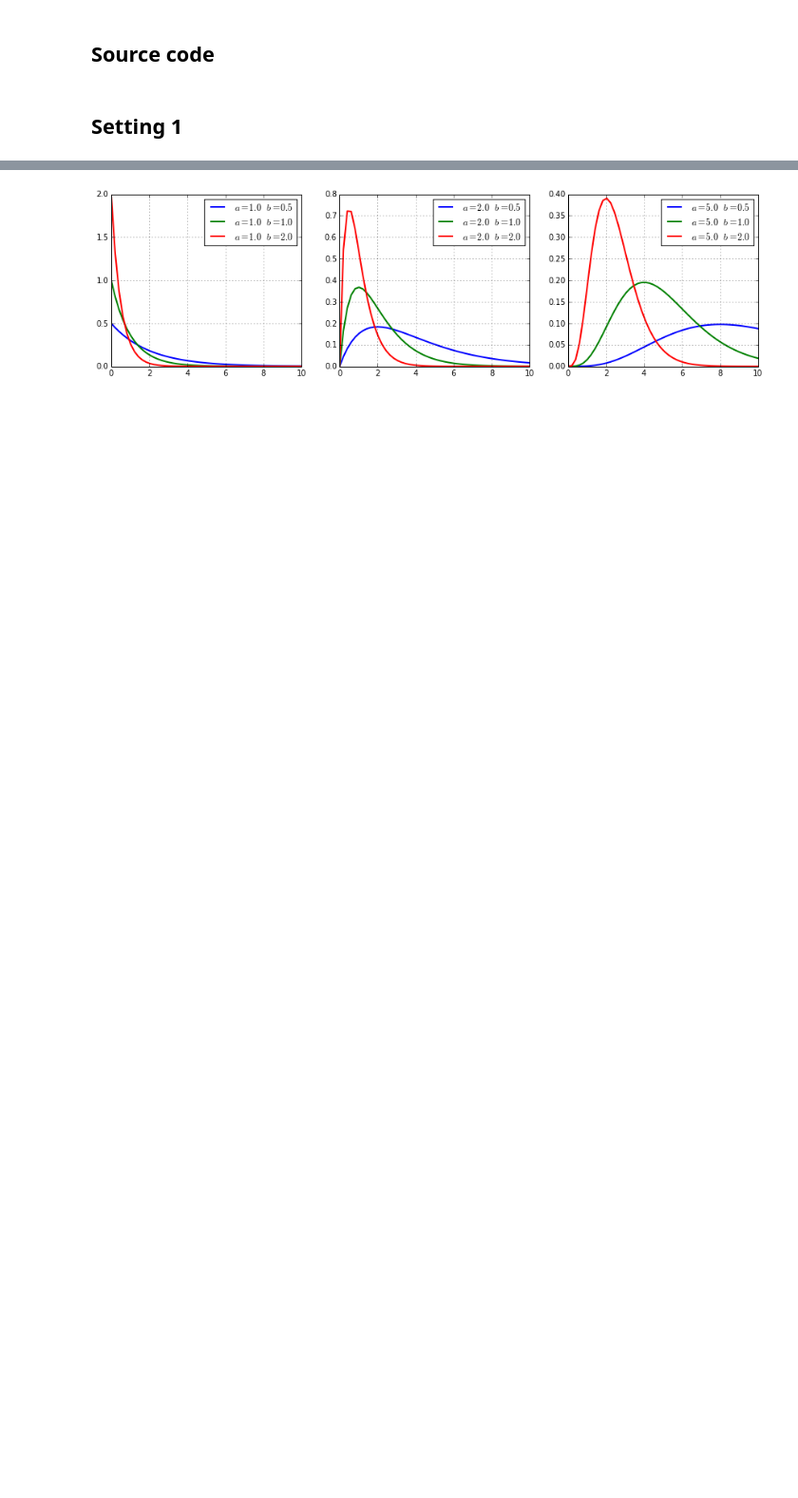
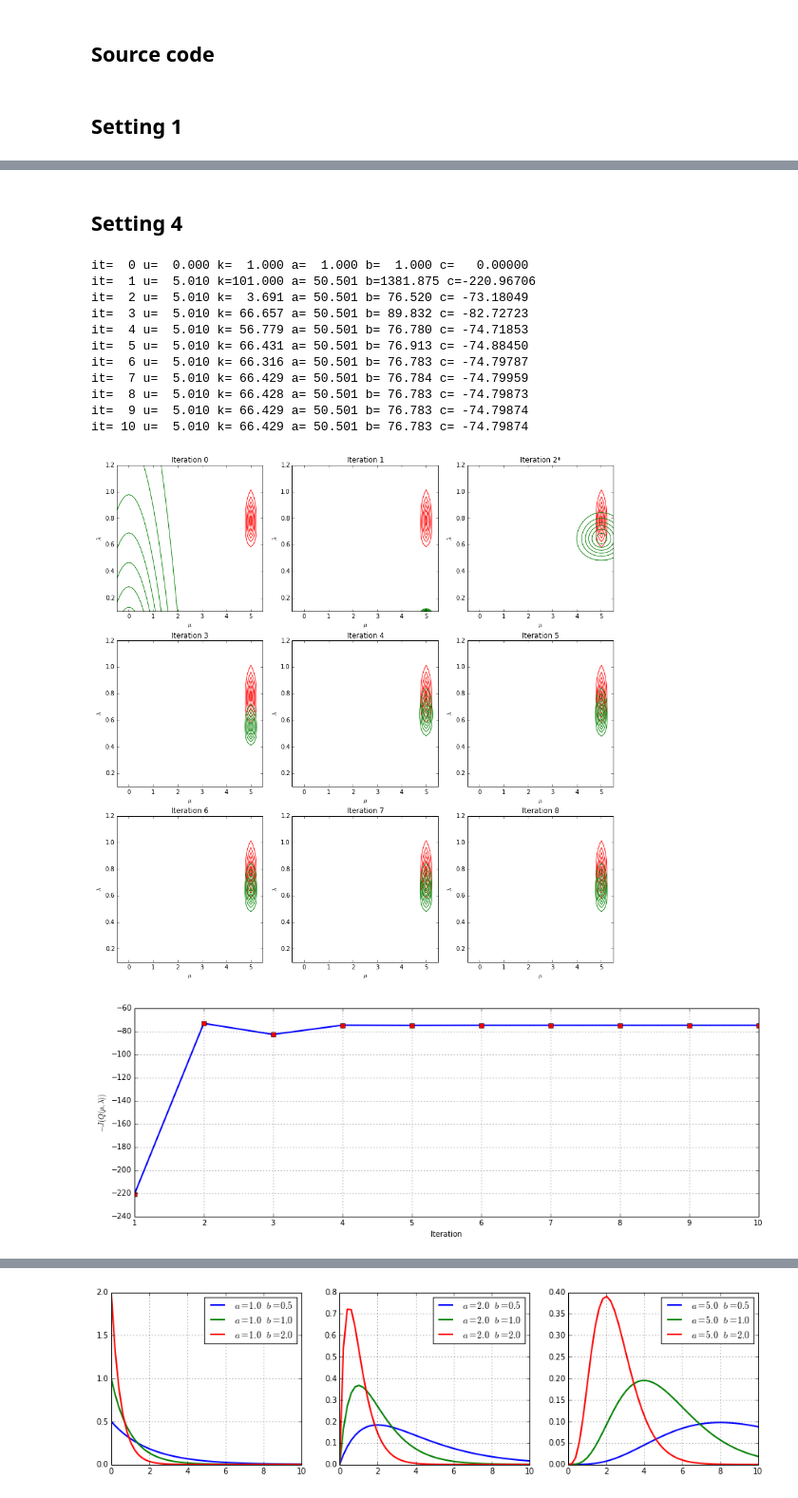
Before and after one commit to cangermueller/varinf, a Jupyter notebook: doc/uninorm.ipynb, the cells around one changed output, grey strips where cells are left out. Shown at 95% size. Saved outputs shown, nothing was run; the diff lists cells and outputs as text; code cells hidden in the pictures; blank space fills up the shorter version.

```diff
--- a/doc/uninorm.ipynb
+++ b/doc/uninorm.ipynb
@@ -168 +243,32 @@ it= 10 u=  0.671 k= 12.441 a=  7.500 b=  6.631 c=  -7.91444
+# %% [markdown]
+## Setting 4
+# %%
+np.random.seed(0)
+# 100 points sampled from N(u=5.0, l=1.0)
+x = uninorm.simulate(u=5.0, l=1.0, size=100)
+# Prior: E[u]=0.0 (weak), E[l]=1.0 (weak)
+pprior_params = uninorm.Params(u=0.0, k=1.0, a=0.001, b=0.001)
+pposterior_params = uninorm.infer_pposterior(x, pprior_params)
+pposterior = uninorm.PPosterior(pposterior_params)
+# Initialized at E[u]=0.0
+init = uninorm.Params(u=0.0, k=1.0, a=1.0, b=1.0)
+qposterior_infer_results = uninorm.infer_qposterior(x, pprior_params, init, maxit=10)
+
+plot_infer_results(pposterior, qposterior_infer_results, maxit=8, xlim=[-0.5, 5.5], ylim=[0.1, 1.2])
+plot_costs(qposterior_infer_results)
+print(qposterior_infer_results)
+# %% [output]
+it=  0 u=  0.000 k=  1.000 a=  1.000 b=  1.000 c=   0.00000
+it=  1 u=  5.010 k=101.000 a= 50.501 b=1381.875 c=-220.96706
+it=  2 u=  5.010 k=  3.691 a= 50.501 b= 76.520 c= -73.18049
+it=  3 u=  5.010 k= 66.657 a= 50.501 b= 89.832 c= -82.72723
+it=  4 u=  5.010 k= 56.779 a= 50.501 b= 76.780 c= -74.71853
+it=  5 u=  5.010 k= 66.431 a= 50.501 b= 76.913 c= -74.88450
+it=  6 u=  5.010 k= 66.316 a= 50.501 b= 76.783 c= -74.79787
+it=  7 u=  5.010 k= 66.429 a= 50.501 b= 76.784 c= -74.79959
+it=  8 u=  5.010 k= 66.428 a= 50.501 b= 76.783 c= -74.79873
+it=  9 u=  5.010 k= 66.429 a= 50.501 b= 76.783 c= -74.79874
+it= 10 u=  5.010 k= 66.429 a= 50.501 b= 76.783 c= -74.79874
+[figure, added]
+[figure, added]
 # %% [markdown]
```
Also changed, not shown: parts of 14 cells of this notebook, 1 other file.
